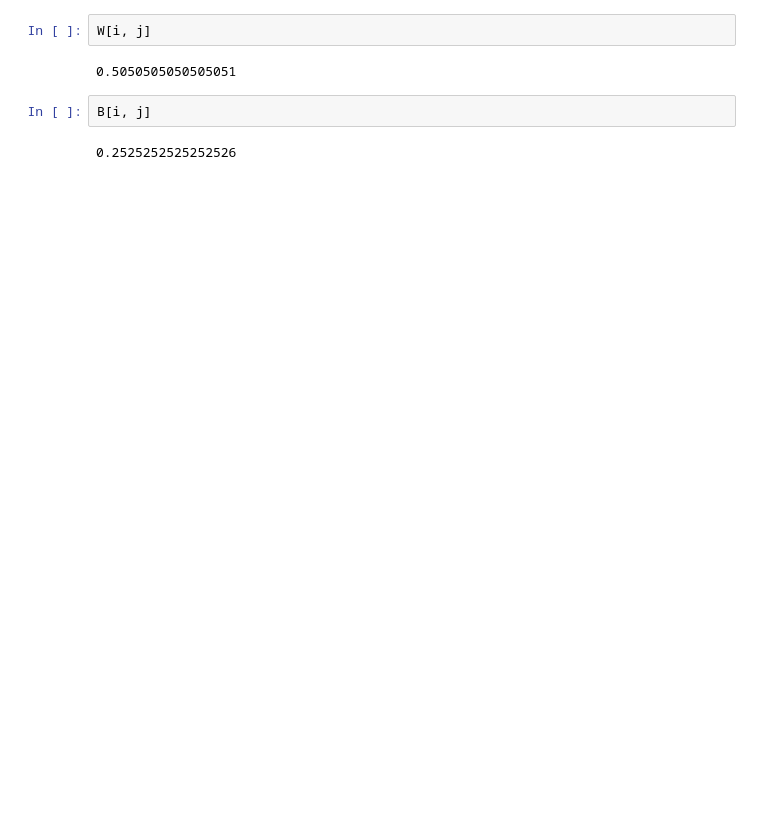
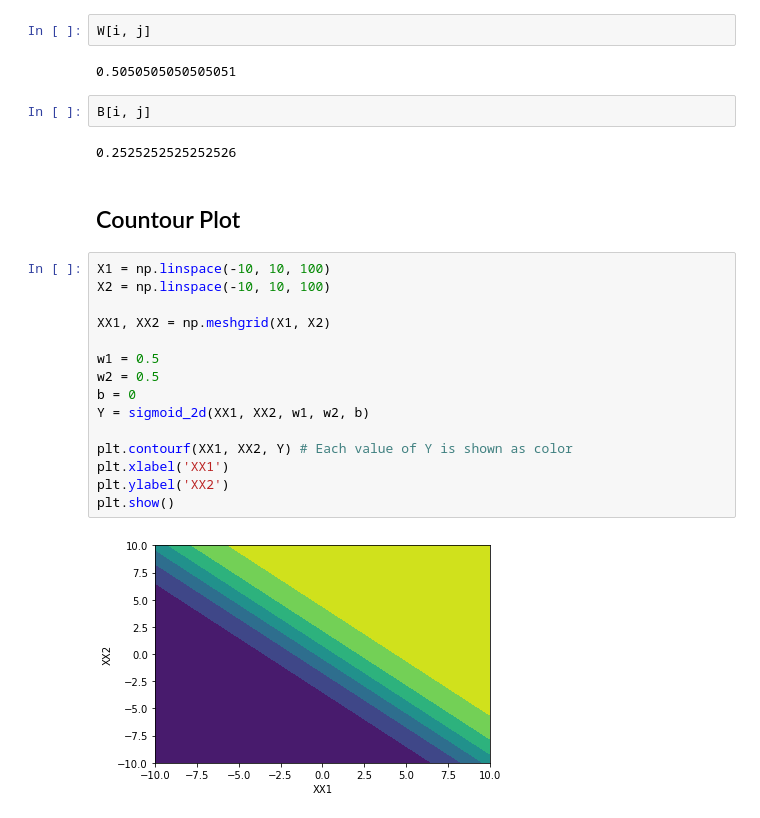
Before and after one commit to kunalrs/deeplearning-tutorial, a Jupyter notebook: SigmoidNeuron.ipynb, the cells around one changed output. Drawn from its saved outputs; the diff is of its cells as text; blank space fills up the shorter version.

Commit message:
Contourf plot demonstrated

```diff
--- a/SigmoidNeuron.ipynb
+++ b/SigmoidNeuron.ipynb
@@ -295,3 +295,22 @@ W[i, j]
 B[i, j]
 # %% [output]
 0.2525252525252526
+# %% [markdown]
+## Countour Plot
+# %%
+X1 = np.linspace(-10, 10, 100)
+X2 = np.linspace(-10, 10, 100)
+
+XX1, XX2 = np.meshgrid(X1, X2)
+
+w1 = 0.5
+w2 = 0.5
+b = 0
+Y = sigmoid_2d(XX1, XX2, w1, w2, b)
+
+plt.contourf(XX1, XX2, Y) # Each value of Y is shown as color
+plt.xlabel('XX1')
+plt.ylabel('XX2')
+plt.show()
+# %% [output]
+[figure, added]
```
Also changed, not shown: parts of 5 cells of this notebook.
